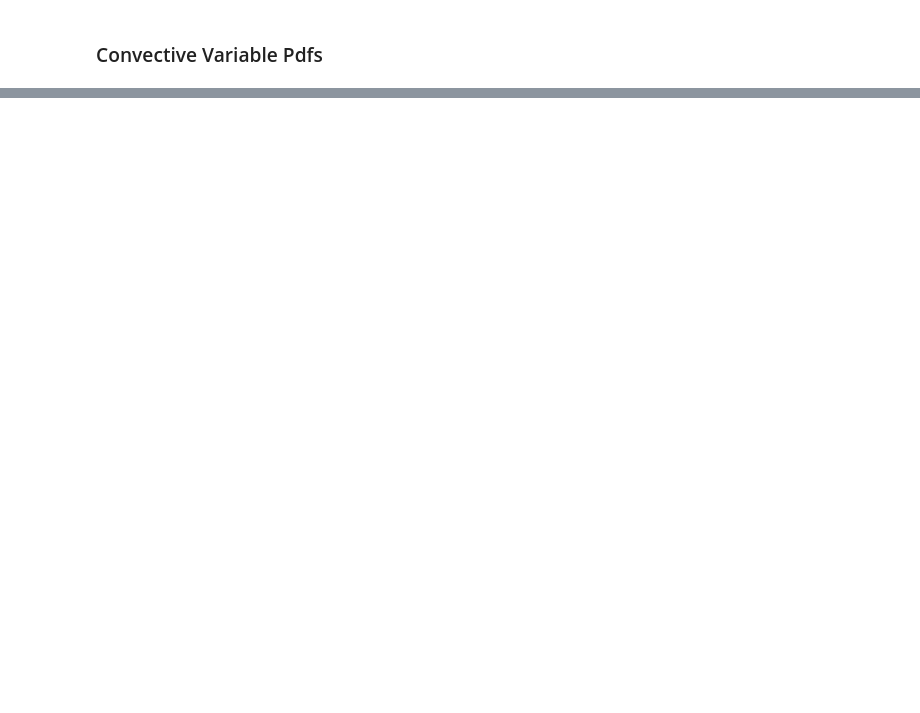
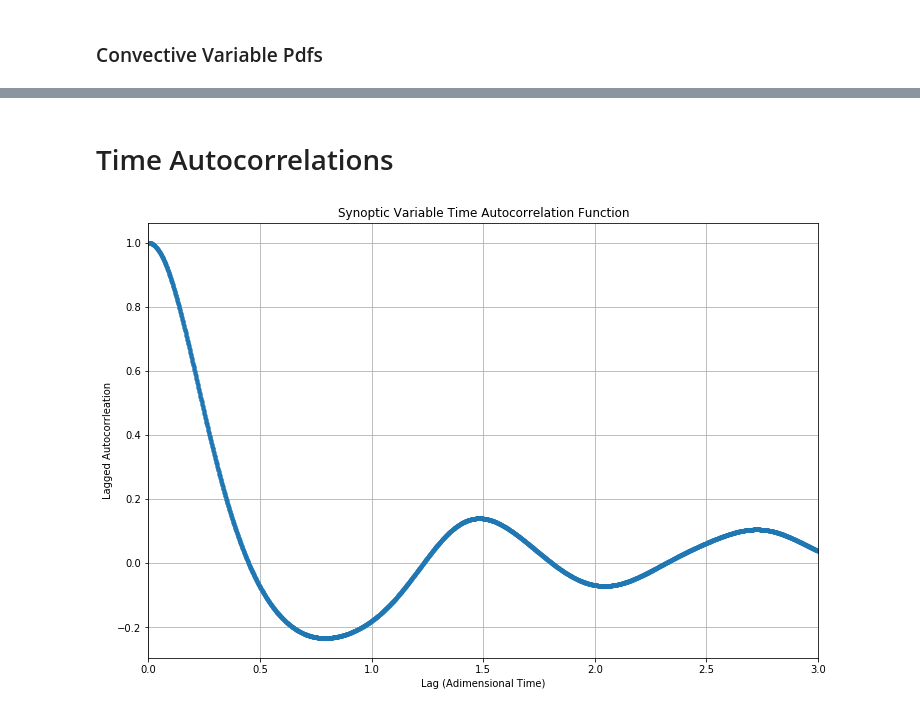
Before and after one commit to CalvinNesbitt/Lorenz-96-Two-Layer, a Jupyter notebook: L96-Carlu-Integrator.ipynb, the cells around one changed output, grey strips where cells are left out. Cells and saved outputs as stored; diff of their text form; code cells hidden in the pictures; blank space fills up the shorter version.

```diff
--- a/L96-Carlu-Integrator.ipynb
+++ b/L96-Carlu-Integrator.ipynb
@@ -316,0 +336,46 @@ for Y in Ys:
+# %% [markdown]
+# Time Autocorrelations
+# %%
+# Function to calculated integrated autocorrelations
+
+def autocorr(x, t=1):
+    return np.corrcoef(np.array([x[:-t], x[t:]]))
+
+def autocorr_series(time_series, lags):
+    """
+    Returns list of autocorrelation for a list of lags
+    """
+    autocorrs = [np.corrcoef(time_series)]
+    for lag in lags:
+            ac = autocorr(time_series, lag)[1,0]
+            autocorrs.append(ac)
+    return autocorrs
+
+def integrated_autocorr(time_series, lags, dx):
+    """
+    Returns integrated autocorrelation. x-axis of integration is lag series.
+    """
+    auto_correlations = autocorr_series(time_series, lags)
+    return np.trapz(auto_correlations, dx=dx)
+# %%
+# Calculating Autocorrelation function
+lags = np.arange(1, int(3/0.001))
+correlations = [autocorr_series(X.values, lags) for X in Xs]
+# %%
+# Plotting Autocorrelation Functions
+
+fig, ax = plt.subplots(figsize = (12, 8))
+dt = 0.001
+
+time_points = dt * np.hstack((0, lags))
+ax.plot(time_points, correlations[0], '.-')
+ax.set_ylabel('Lagged Autocorrleation')
+ax.set_xlabel('Lag (Adimensional Time)')
+ax.set_title(f'Synoptic Variable Time Autocorrelation Function')
+ax.set_xlim((0, 3))
+ax.grid()
+
+fig.savefig(directory + '/Synoptic-Time-Correlations.png', dpi=1200)
+#fig.show()
+# %% [output]
+[figure, added]
```
Also changed, not shown: parts of 11 cells of this notebook, 9 other files.
